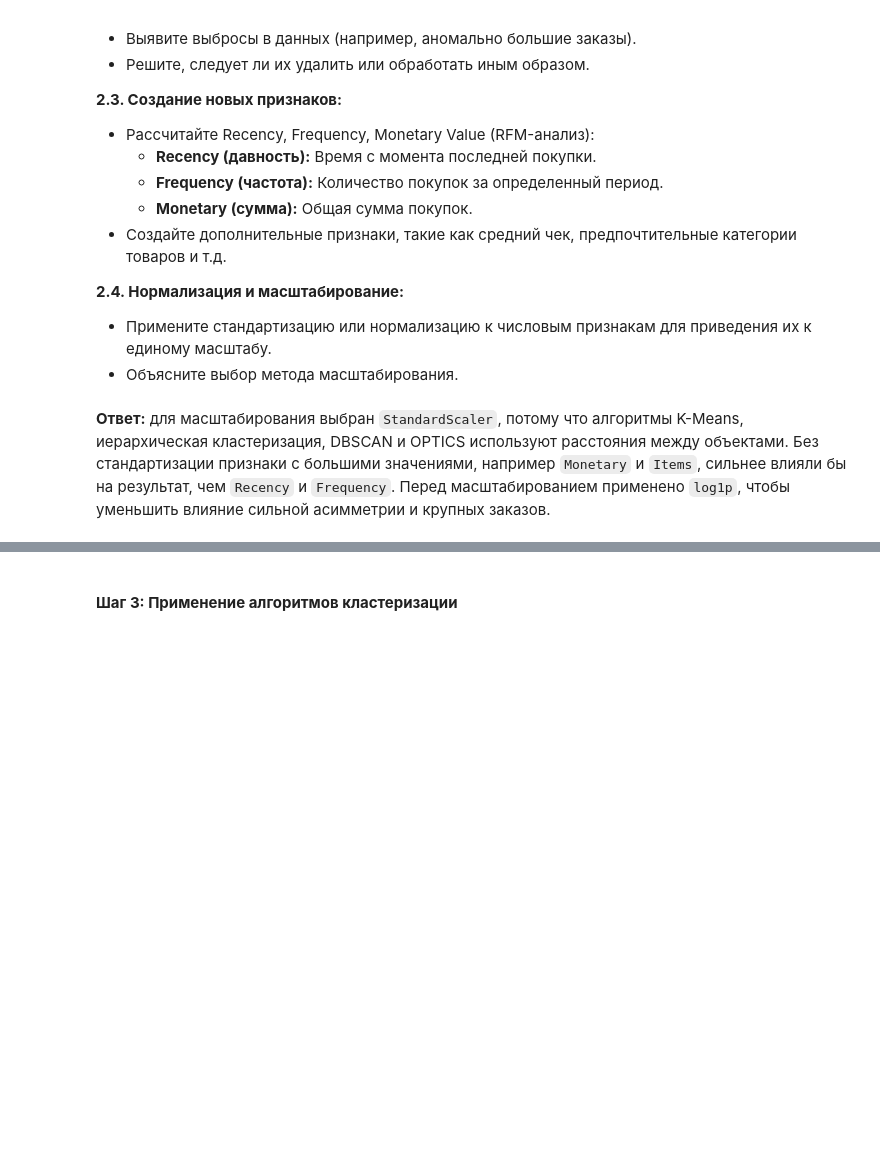
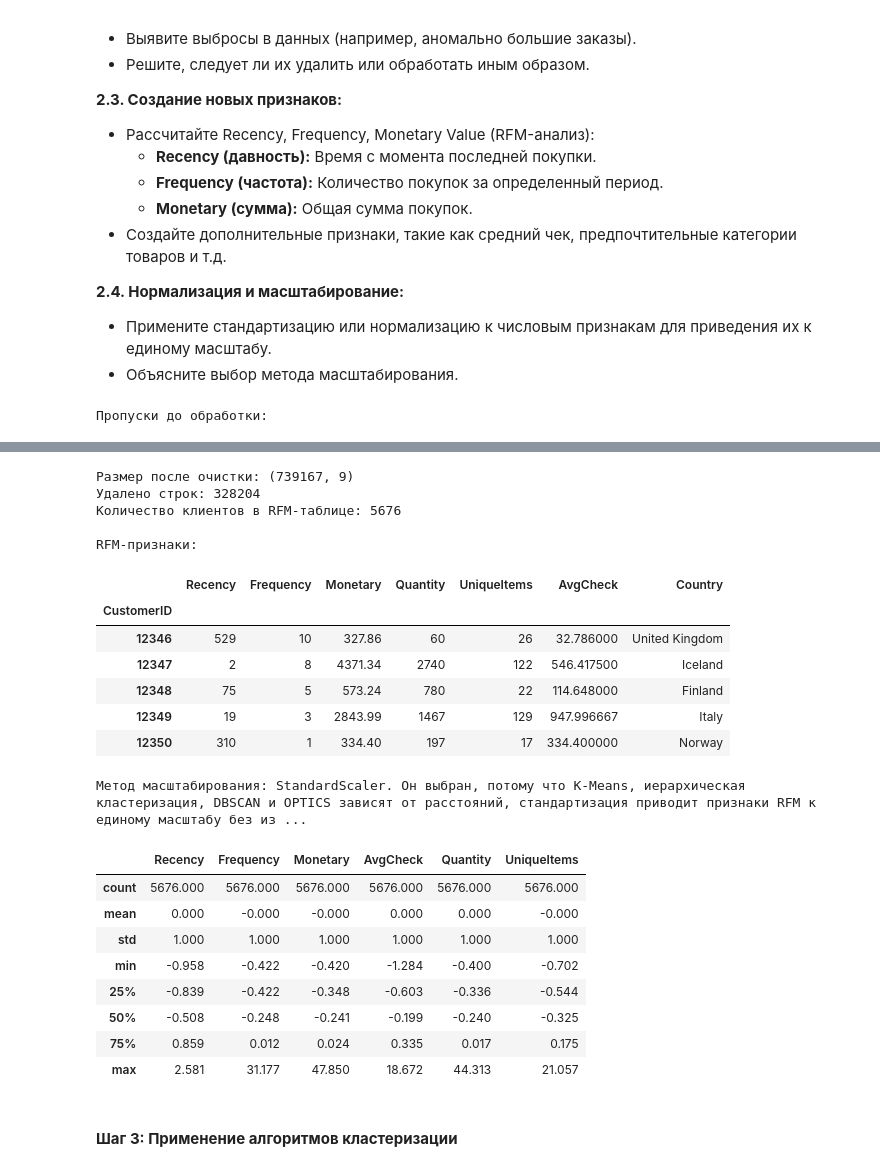
Before and after one commit to runessaa/-Streltsov-Projects, a Jupyter notebook: Практическая_работа_№11_Анализ_и_сегментация_клиентов_с_помощью_алгоритмов_кластеризации.ipynb, the cells around one changed output, grey strips where cells are left out. Cells and saved outputs as stored; diff of their text form; code cells hidden in the pictures; blank space fills up the shorter version.

```diff
--- a/Практическая_работа_№11_Анализ_и_сегментация_клиентов_с_помощью_алгоритмов_кластеризации.ipynb
+++ b/Практическая_работа_№11_Анализ_и_сегментация_клиентов_с_помощью_алгоритмов_кластеризации.ipynb
@@ -176,2 +201,53 @@ display(rfm[features].describe().round(2))
-# %% [markdown]
-**Ответ:** для масштабирования выбран `StandardScaler`, потому что алгоритмы K-Means, иерархическая кластеризация, DBSCAN и OPTICS используют расстояния между объектами. Без стандартизации признаки с большими значениями, например `Monetary` и `Items`, сильнее влияли бы на результат, чем `Recency` и `Frequency`. Перед масштабированием применено `log1p`, чтобы уменьшить влияние сильной асимметрии и крупных заказов.
+# %%
+from sklearn.preprocessing import StandardScaler
+
+missing_before = df.isna().sum()
+
+data = df.copy()
+data = data.dropna(subset=['CustomerID', 'InvoiceNo', 'InvoiceDate', 'Quantity', 'UnitPrice'])
+data = data[~data['InvoiceNo'].astype(str).str.startswith('C')]
+data = data[(data['Quantity'] > 0) & (data['UnitPrice'] > 0)]
+data['CustomerID'] = data['CustomerID'].astype(int)
+data['TotalPrice'] = data['Quantity'] * data['UnitPrice']
+
+q1 = data['TotalPrice'].quantile(0.25)
+q3 = data['TotalPrice'].quantile(0.75)
+iqr = q3 - q1
+low = max(0, q1 - 1.5 * iqr)
+high = q3 + 1.5 * iqr
+data_clean = data[(data['TotalPrice'] >= low) & (data['TotalPrice'] <= high)].copy()
+
+snapshot_date = data_clean['InvoiceDate'].max() + pd.Timedelta(days=1)
+
+invoice_sum = data_clean.groupby(['CustomerID', 'InvoiceNo'], as_index=False)['TotalPrice'].sum()
+avg_check = invoice_sum.groupby('CustomerID')['TotalPrice'].mean().rename('AvgCheck')
+
+rfm = data_clean.groupby('CustomerID').agg(
+    Recency=('InvoiceDate', lambda x: (snapshot_date - x.max()).days),
+    Frequency=('InvoiceNo', 'nunique'),
+    Monetary=('TotalPrice', 'sum'),
+    Quantity=('Quantity', 'sum'),
+    UniqueItems=('StockCode', 'nunique')
+).join(avg_check)
+
+rfm['Country'] = data_clean.groupby('CustomerID')['Country'].agg(lambda x: x.mode().iloc[0] if len(x.mode()) else x.iloc[0])
+rfm = rfm.replace([np.inf, -np.inf], np.nan).dropna()
+
+features = ['Recency', 'Frequency', 'Monetary', 'AvgCheck', 'Quantity', 'UniqueItems']
+scaler = StandardScaler()
+X_scaled = scaler.fit_transform(rfm[features])
+X_scaled = pd.DataFrame(X_scaled, columns=features, index=rfm.index)
+
+print('Пропуски до обработки:')
+display(missing_before.sort_values(ascending=False).to_frame('missing_before'))
+print('Размер после очистки:', data_clean.shape)
+print('Удалено строк:', len(df) - len(data_clean))
+print('Количество клиентов в RFM-таблице:', len(rfm))
+
+print('\nRFM-признаки:')
+display(rfm.head())
+
+print('\nМетод масштабирования: StandardScaler. Он выбран, потому что K-Means, иерархическая кластеризация, DBSCAN и OPTICS зависят от расстояний, стандартизация приводит признаки RFM к единому масштабу без изменения формы распределений.')
+display(X_scaled.describe().round(3))
+# %% [output]
+Пропуски до обработки:
@@ -178,3 +264,25 @@ display(rfm[features].describe().round(2))
+Размер после очистки: (739167, 9)
+Удалено строк: 328204
+Количество клиентов в RFM-таблице: 5676
+
+RFM-признаки:
+|  | Recency | Frequency | Monetary | Quantity | UniqueItems | AvgCheck | Country |
+| CustomerID |  |  |  |  |  |  |  |
+| 12346 | 529 | 10 | 327.86 | 60 | 26 | 32.786000 | United Kingdom |
+| 12347 | 2 | 8 | 4371.34 | 2740 | 122 | 546.417500 | Iceland |
+| 12348 | 75 | 5 | 573.24 | 780 | 22 | 114.648000 | Finland |
+| 12349 | 19 | 3 | 2843.99 | 1467 | 129 | 947.996667 | Italy |
+| 12350 | 310 | 1 | 334.40 | 197 | 17 | 334.400000 | Norway |
+Метод масштабирования: StandardScaler. Он выбран, потому что K-Means, иерархическая кластеризация, DBSCAN и OPTICS зависят от расстояний, стандартизация приводит признаки RFM к единому масштабу без из ...
+|  | Recency | Frequency | Monetary | AvgCheck | Quantity | UniqueItems |
+| count | 5676.000 | 5676.000 | 5676.000 | 5676.000 | 5676.000 | 5676.000 |
+| mean | 0.000 | -0.000 | -0.000 | 0.000 | 0.000 | -0.000 |
+| std | 1.000 | 1.000 | 1.000 | 1.000 | 1.000 | 1.000 |
+| min | -0.958 | -0.422 | -0.420 | -1.284 | -0.400 | -0.702 |
+| 25% | -0.839 | -0.422 | -0.348 | -0.603 | -0.336 | -0.544 |
+| 50% | -0.508 | -0.248 | -0.241 | -0.199 | -0.240 | -0.325 |
+| 75% | 0.859 | 0.012 | 0.024 | 0.335 | 0.017 | 0.175 |
+| max | 2.581 | 31.177 | 47.850 | 18.672 | 44.313 | 21.057 |
 # %% [markdown]
 #### **Шаг 3: Применение алгоритмов кластеризации**
 # %% [markdown]
```
Also changed, not shown: parts of 16 cells of this notebook.
